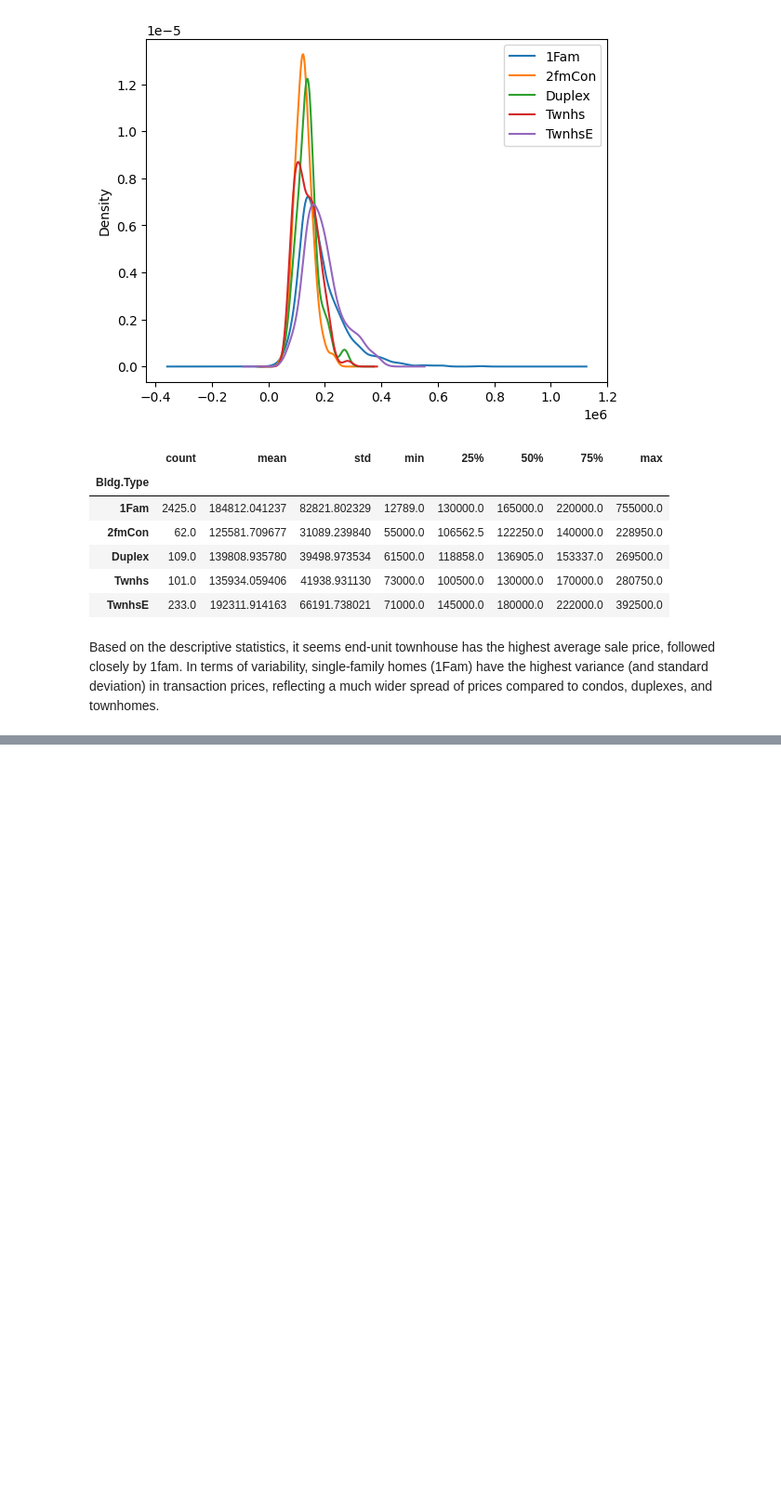
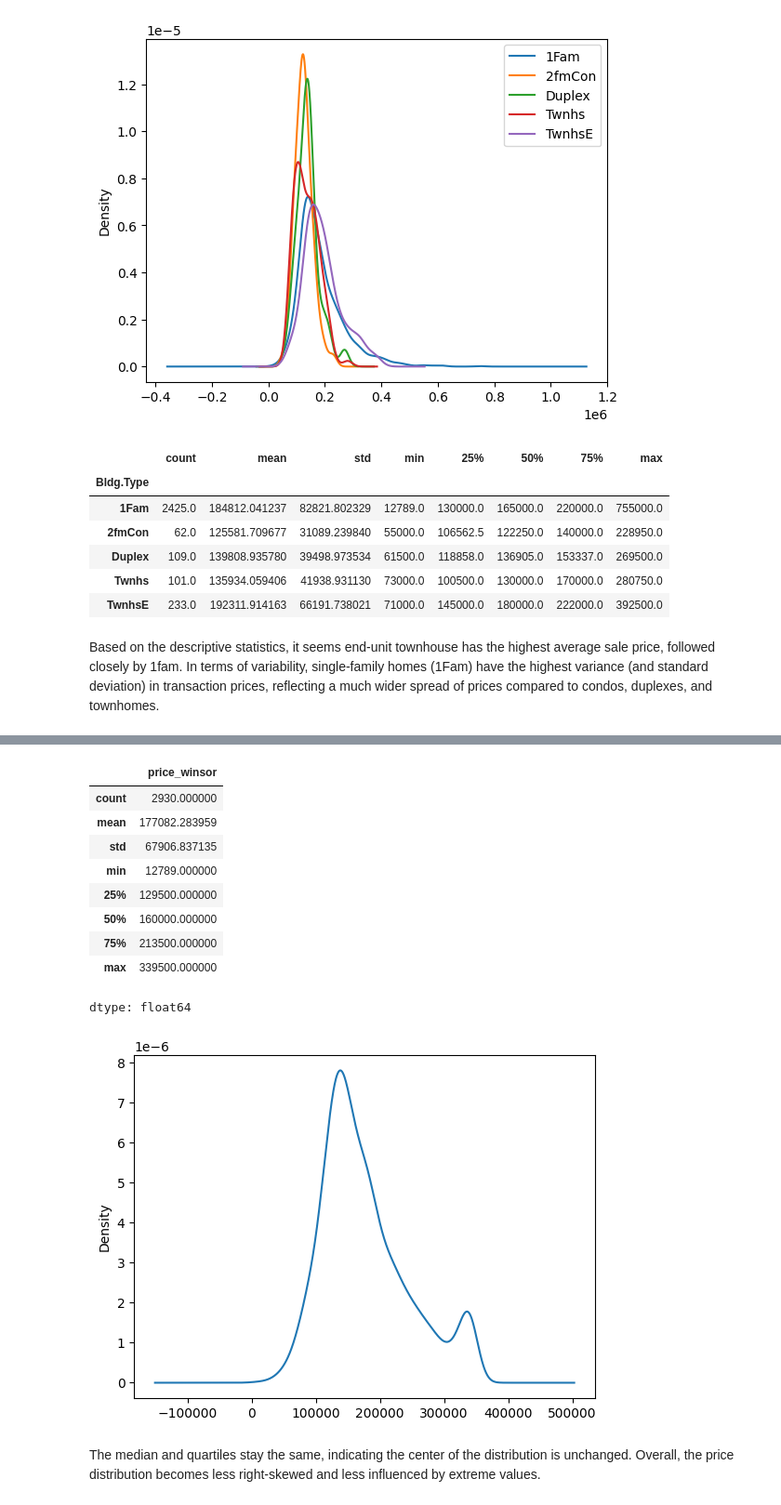
Before and after one commit to anishjagota/undergrad_ml_assignments, a Jupyter notebook: 01_assignment_wrangling_and_eda.ipynb, the cells around one changed output, grey strips where cells are left out. Shown at 93% size. Cells and saved outputs as stored; diff of their text form; code cells hidden in the pictures; blank space fills up the shorter version.

```diff
--- a/01_assignment_wrangling_and_eda.ipynb
+++ b/01_assignment_wrangling_and_eda.ipynb
@@ -753,0 +799,12 @@ Based on the descriptive statistics, it seems end-unit townhouse has the highest
+# %%
+# 7.5
+Q1 = ap["price"].quantile(0.25)
+Q3 = ap["price"].quantile(0.75)
+IQR = Q3 - Q1
+
+lower_bound = Q1 - 1.5 * IQR
+upper_bound = Q3 + 1.5 * IQR
+
+ap["outlier"] = ((ap["price"] < lower_bound) | (ap["price"] > upper_bound)).astype(int)
+
+ap["outlier"].value_counts()
@@ -753,0 +817,21 @@ Based on the descriptive statistics, it seems end-unit townhouse has the highest
+# %%
+# 7.6
+ap["price_winsor"] = ap["price"].clip(lower=lower_bound, upper=upper_bound)
+
+ap["price_winsor"].plot(kind="density")
+
+ap["price_winsor"].describe()
+# %% [output]
+|  | price_winsor |
+| count | 2930.000000 |
+| mean | 177082.283959 |
+| std | 67906.837135 |
+| min | 12789.000000 |
+| 25% | 129500.000000 |
+| 50% | 160000.000000 |
+| 75% | 213500.000000 |
+| max | 339500.000000 |
+dtype: float64
+[figure, added]
+# %% [markdown]
+The median and quartiles stay the same, indicating the center of the distribution is unchanged. Overall, the price distribution becomes less right-skewed and less influenced by extreme values.
```
Also changed, not shown: parts of 10 cells of this notebook.
